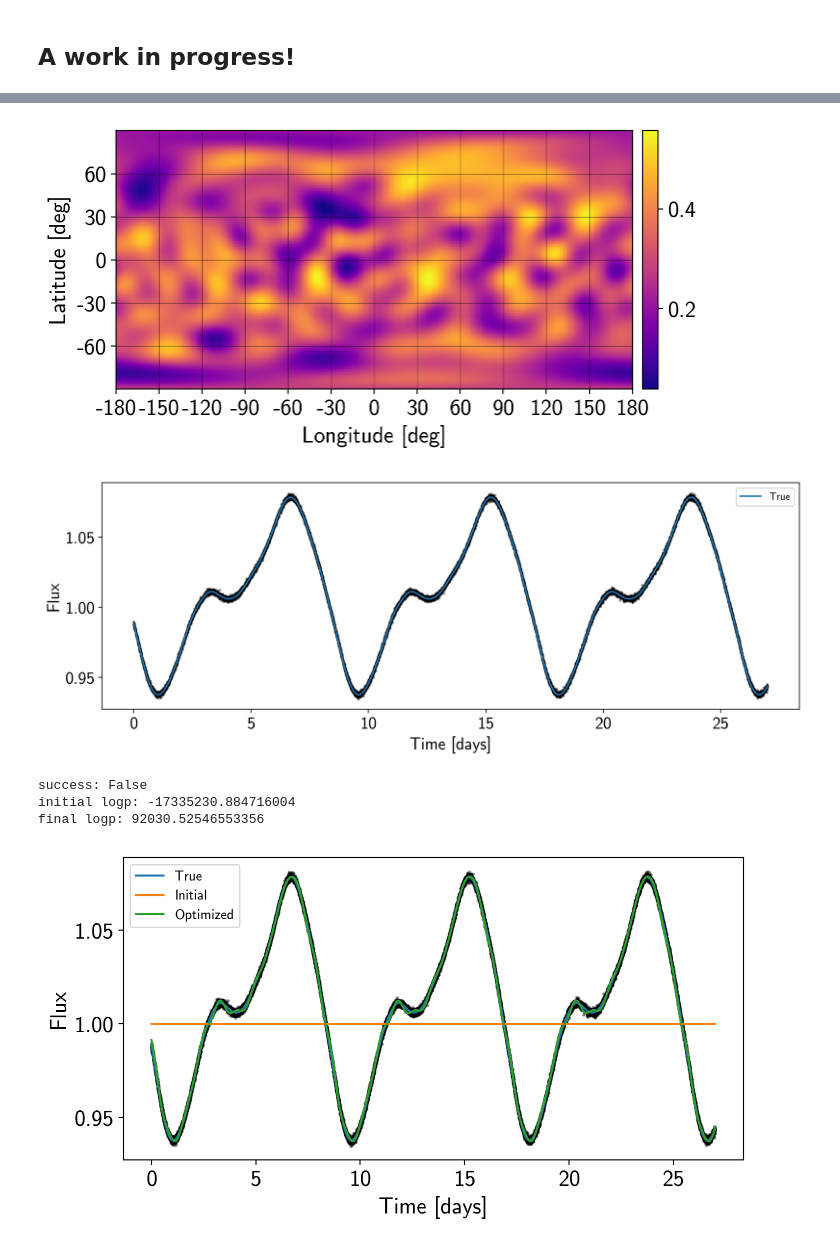
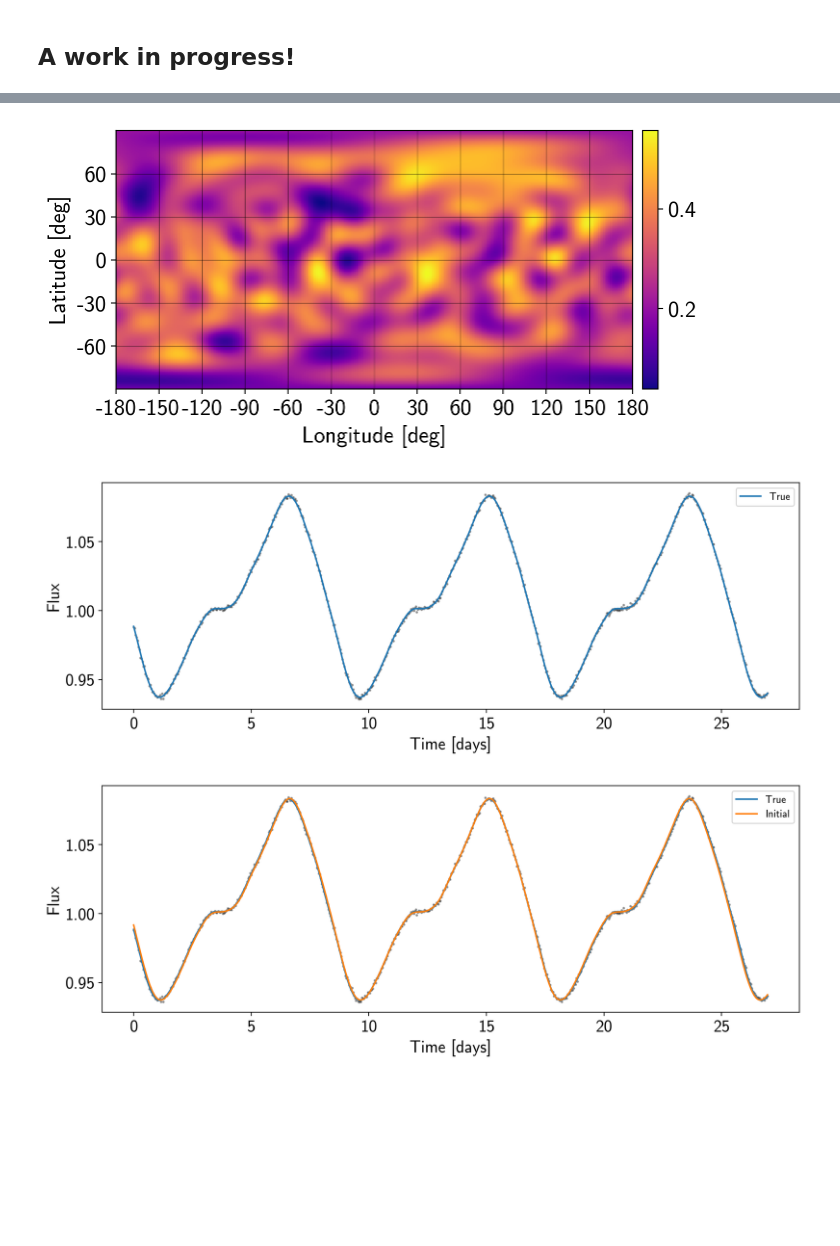
Before and after one commit to rodluger/starry, a Jupyter notebook: notebooks/Chemex.ipynb, the cells around one changed output, grey strips where cells are left out. Drawn from its saved outputs; the diff is of its cells as text; code cells hidden in the pictures; blank space fills up the shorter version.

Commit message:
working on linear model op

```diff
--- a/notebooks/Chemex.ipynb
+++ b/notebooks/Chemex.ipynb
@@ -29,7 +29,7 @@ y = np.random.randn((ydeg + 1) ** 2 - 1) * np.sqrt(power)
 
 # True values
 truths = {
-    "inc":      75.0,
+    "inc":      70.0,
     "u":        [0.4, 0.26],
     "period":   8.53,
     "y":        y,
@@ -37,7 +37,7 @@ truths = {
 }
 
 # Generate a synthetic dataset
-t = np.arange(0, 27, 1./(24 * 30))
+t = np.arange(0, 27, 1. / 24.) # point every hour
 udeg = len(truths["u"])
 map = starry.Map(ydeg=ydeg, udeg=udeg)
 map[1:, :] = truths["y"]
@@ -58,7 +58,7 @@ map.show()
 # %%
 map.show(projection="rect")
 # %% [output]
-[figure, old version]
+[figure, new version]
 # %%
 # Plot it
 fig, ax = plt.subplots(1, figsize=(12, 4))
@@ -69,7 +69,7 @@ ax.legend(fontsize=10)
 ax.set_xlabel("Time [days]")
 ax.set_ylabel("Flux");
 # %% [output]
-[figure, old version]
+[figure, new version]
 # %%
 # Define our model
 map = starry.Map(ydeg=ydeg, udeg=udeg)
@@ -79,12 +79,29 @@ with pm.Model() as model:
     u = xo.distributions.QuadLimbDark("u", testval=np.array([0.3, 0.2]))
     period = pm.Normal("period", 8.5, 0.1)
     inc = pm.Uniform("inc", 60, 90)
-    y = pm.MvNormal("y", 0.0, np.diag(power), shape=(255,))
 
-    # Compute the model light curve using starry
+    # Compute the model using starry
     theta = 360.0 * t / period
-    X = map.linear_op(theta=theta, u=u, inc=inc)
-    flux_model = X[:, 0] + tt.dot(X[:, 1:], y)
+    XFull = map.linear_op(theta=theta, u=u, inc=inc)
+    X0 = XFull[:, 0]
+    X = XFull[:, 1:]
+
+    # Solve the least squares problem
+    XT = X.T / truths["flux_err"] ** 2
+    XTX = tt.dot(XT, X)
+    LInv = np.diag(1.0 / power)
+    W = XTX + LInv
+
+    # TODO. This is currently producing garbage!
+    #cho_solve = tt.slinalg.Solve(A_structure='lower_triangular', lower=True)
+    #cho_W = tt.slinalg.cholesky(W)
+    #M = cho_solve(cho_W, XT)
+    M = tt.slinalg.solve(W, XT)
+
+    y = tt.dot(M, flux - X0)
+
+    # Get the MAP flux model
+    flux_model = (X0 + tt.dot(X, y))
 
     # Here we track the value of the model light curve for plotting later
     pm.Deterministic("flux_model", flux_model)
@@ -94,26 +111,18 @@ with pm.Model() as model:
 
     # The likelihood function assuming known Gaussian uncertainty
     pm.Normal("obs", mu=flux_model, sd=truths["flux_err"], observed=flux)
-
-    # Fit for the maximum a posteriori parameters
-    map_soln = xo.optimize(start=model.test_point)
-# %% [output]
-success: False
-initial logp: -17335230.884716004
-final logp: 92030.52546553356
 # %%
 # Plot it
-fig, ax = plt.subplots(1, figsize=(8, 4))
+fig, ax = plt.subplots(1, figsize=(12, 4))
 ax.plot(t, flux, 'k.', alpha=0.3, ms=3)
 ax.set_ylim(*ax.get_ylim())
 ax.plot(t, truths["flux"], label="True")
 ax.plot(t, model_guess, label="Initial")
-ax.plot(t, map_soln["flux_model"], label="Optimized")
 ax.legend(fontsize=10)
 ax.set_xlabel("Time [days]")
 ax.set_ylabel("Flux");
 # %% [output]
-[figure, old version]
+[figure, new version]
 # %%
 # Sample it
 sampler = xo.PyMC3Sampler(window=100, finish=200)
```
Also changed, not shown: parts of 3 cells of this notebook.
